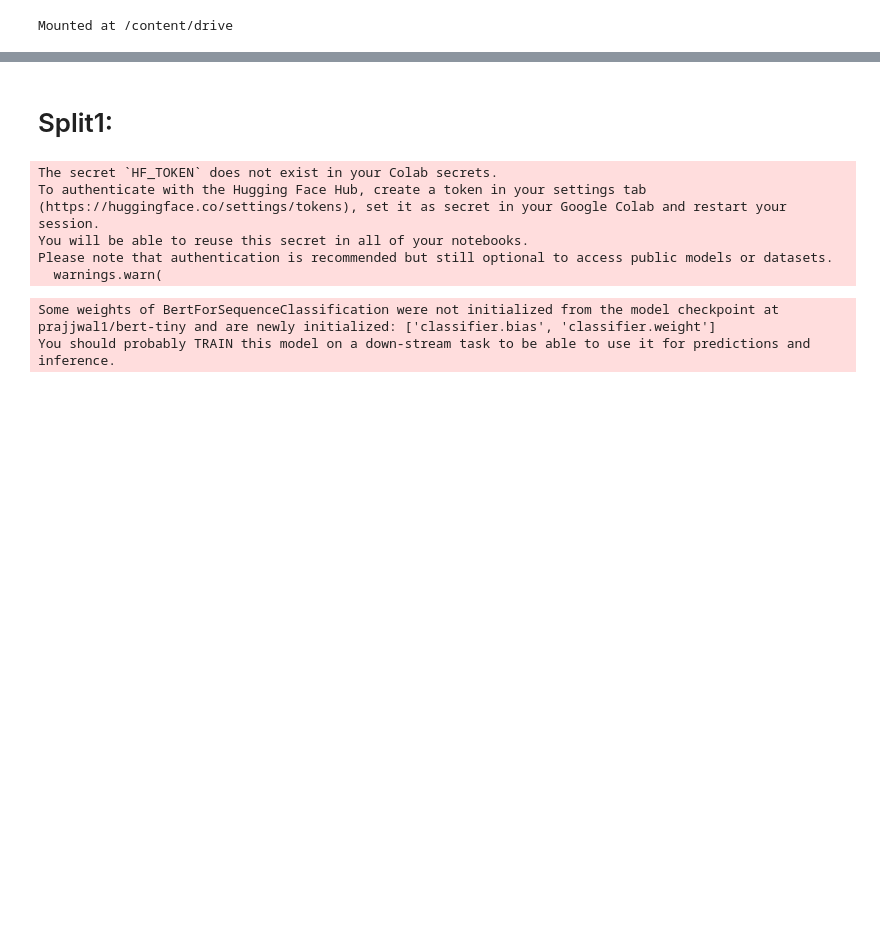
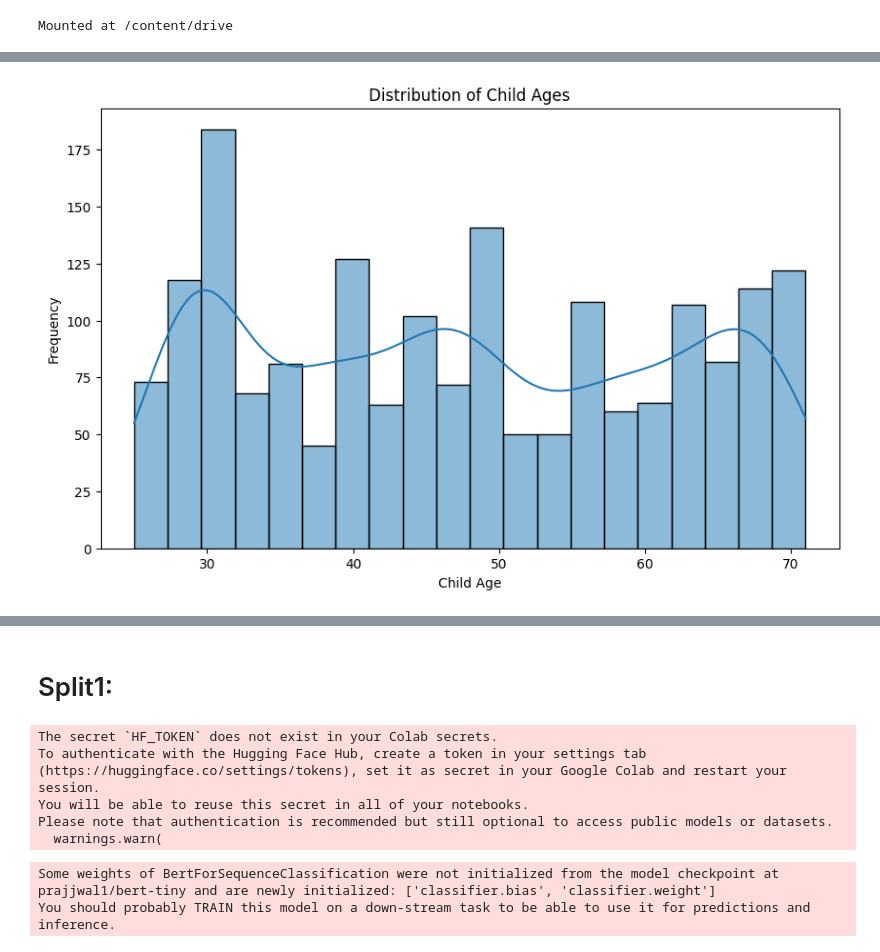
Before and after one commit to freida20git/child-age-classification, a Jupyter notebook: weighted_splits_inference_training_model.ipynb, the cells around one changed output, grey strips where cells are left out. Saved outputs shown, nothing was run; the diff lists cells and outputs as text; code cells hidden in the pictures; blank space fills up the shorter version.

```diff
--- a/weighted_splits_inference_training_model.ipynb
+++ b/weighted_splits_inference_training_model.ipynb
@@ -8,0 +11,3 @@ Mounted at /content/drive
+# %%
+file_path = '/content/drive/MyDrive/age classification/data_llm.csv'
+df = pd.read_csv(file_path)
@@ -8,0 +30,2 @@ Mounted at /content/drive
+# %%
+df['child_text'] = df['child_text'].str.replace('"', '', regex=False)
@@ -8,0 +48,13 @@ Mounted at /content/drive
+# %%
+import matplotlib.pyplot as plt
+import seaborn as sns
+
+# histogram of child ages
+plt.figure(figsize=(10, 6))
+sns.histplot(df['child_age'].dropna(), kde=True, bins=20)
+plt.title('Distribution of Child Ages')
+plt.xlabel('Child Age')
+plt.ylabel('Frequency')
+plt.show()
+# %% [output]
+[figure, added]
```
Also changed, not shown: parts of 22 cells of this notebook.
